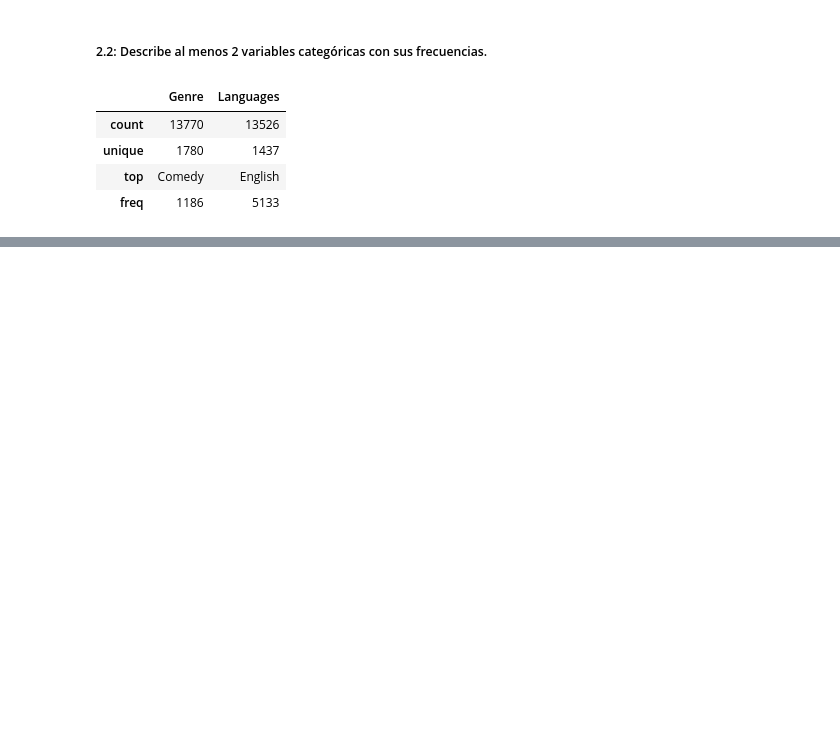
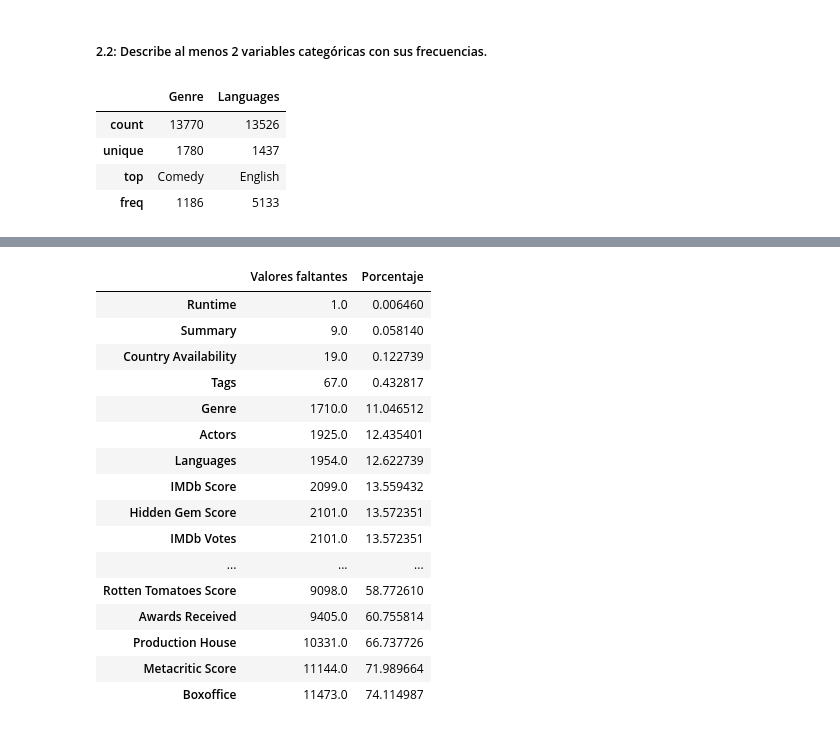
Before and after one commit to yagohuerta7-y/Diplomado-Tecnicas-Estadisticas-y-Mineria-de-Datos, a Jupyter notebook: Unidad_3/Tarea/Codigo/Practica_Integradora/practica_integradora.ipynb, the cells around one changed output, grey strips where cells are left out. Drawn from its saved outputs; the diff is of its cells as text; code cells hidden in the pictures; blank space fills up the shorter version.

```diff
--- a/Unidad_3/Tarea/Codigo/Practica_Integradora/practica_integradora.ipynb
+++ b/Unidad_3/Tarea/Codigo/Practica_Integradora/practica_integradora.ipynb
@@ -171,0 +198,30 @@ df[["Genre", "Languages"]].describe()
+# %%
+# Hay varias variables que tienen demasiados valores faltantes, por lo que es necesario hacer un tratamiento de datos faltantes.
+
+faltantes = (
+    df.isnull().sum(),
+    df.isnull().sum() / len(df) * 100
+)
+faltantes = pd.DataFrame(faltantes).T
+faltantes.columns = ["Valores faltantes", "Porcentaje"]
+faltantes = faltantes.sort_values(by="Porcentaje", ascending=True)
+faltantes = faltantes[faltantes["Valores faltantes"] > 0]
+faltantes
+# %% [output]
+|  | Valores faltantes | Porcentaje |
+| Runtime | 1.0 | 0.006460 |
+| Summary | 9.0 | 0.058140 |
+| Country Availability | 19.0 | 0.122739 |
+| Tags | 67.0 | 0.432817 |
+| Genre | 1710.0 | 11.046512 |
+| Actors | 1925.0 | 12.435401 |
+| Languages | 1954.0 | 12.622739 |
+| IMDb Score | 2099.0 | 13.559432 |
+| Hidden Gem Score | 2101.0 | 13.572351 |
+| IMDb Votes | 2101.0 | 13.572351 |
+| ... | ... | ... |
+| Rotten Tomatoes Score | 9098.0 | 58.772610 |
+| Awards Received | 9405.0 | 60.755814 |
+| Production House | 10331.0 | 66.737726 |
+| Metacritic Score | 11144.0 | 71.989664 |
+| Boxoffice | 11473.0 | 74.114987 |
```
Also changed, not shown: parts of 8 cells of this notebook, 1 other file.
